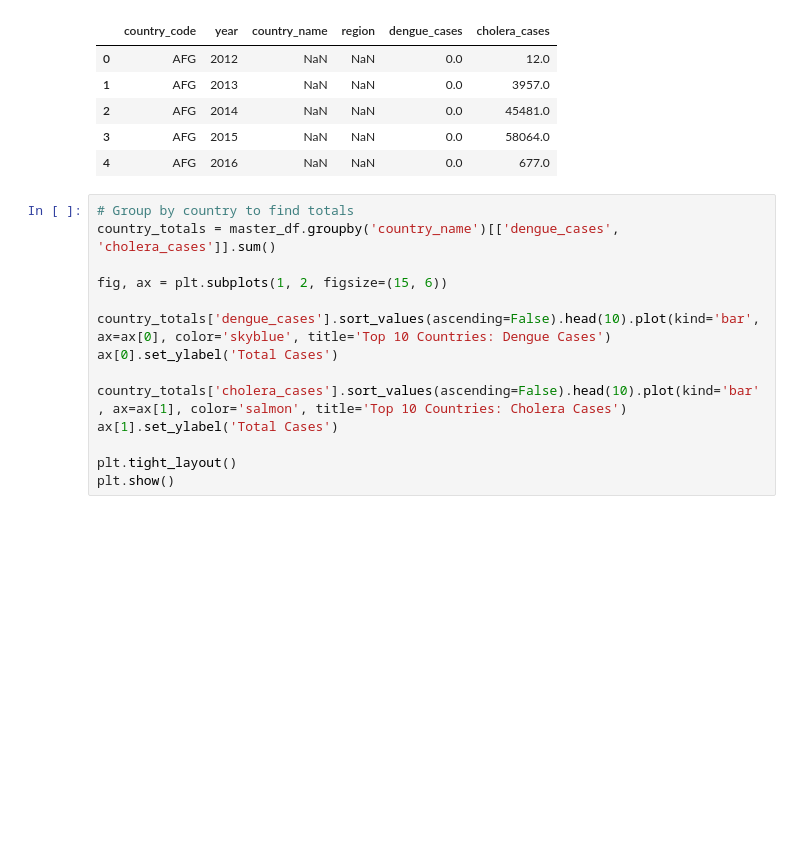
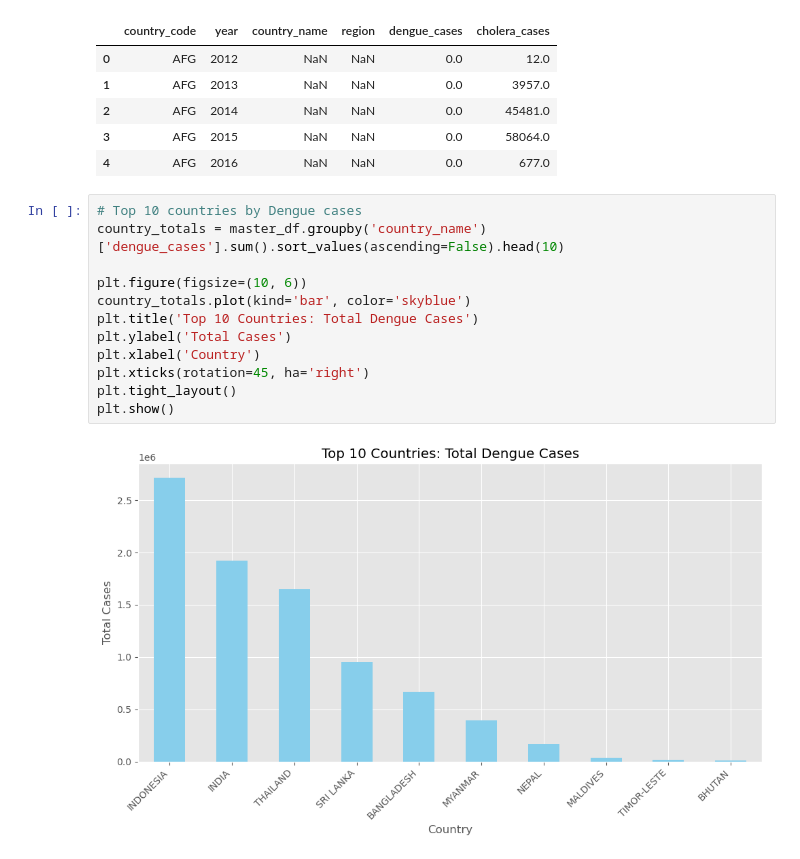
Before and after one commit to saptarshiroy-2004/Disease-Outbreak-Prediction, a Jupyter notebook: notebooks/01-eda-base-map.ipynb, the cells around one changed output. Cells and saved outputs as stored; diff of their text form; blank space fills up the shorter version.

```diff
--- a/notebooks/01-eda-base-map.ipynb
+++ b/notebooks/01-eda-base-map.ipynb
@@ -28,17 +26,17 @@ Dataset shape: (432, 6)
 | 3 | AFG | 2015 | NaN | NaN | 0.0 | 58064.0 |
 | 4 | AFG | 2016 | NaN | NaN | 0.0 | 677.0 |
 # %%
-# Group by country to find totals
-country_totals = master_df.groupby('country_name')[['dengue_cases', 'cholera_cases']].sum()
+# Top 10 countries by Dengue cases
+country_totals = master_df.groupby('country_name')['dengue_cases'].sum().sort_values(ascending=False).head(10)
 
-fig, ax = plt.subplots(1, 2, figsize=(15, 6))
-
-country_totals['dengue_cases'].sort_values(ascending=False).head(10).plot(kind='bar', ax=ax[0], color='skyblue', title='Top 10 Countries: Dengue Cases')
-ax[0].set_ylabel('Total Cases')
-
-country_totals['cholera_cases'].sort_values(ascending=False).head(10).plot(kind='bar', ax=ax[1], color='salmon', title='Top 10 Countries: Cholera Cases')
-ax[1].set_ylabel('Total Cases')
-
+plt.figure(figsize=(10, 6))
+country_totals.plot(kind='bar', color='skyblue')
+plt.title('Top 10 Countries: Total Dengue Cases')
+plt.ylabel('Total Cases')
+plt.xlabel('Country')
+plt.xticks(rotation=45, ha='right')
 plt.tight_layout()
 plt.show()
+# %% [output]
+[figure, added]
 # %%
```
Also changed, not shown: parts of 3 cells of this notebook, 1 other file.
